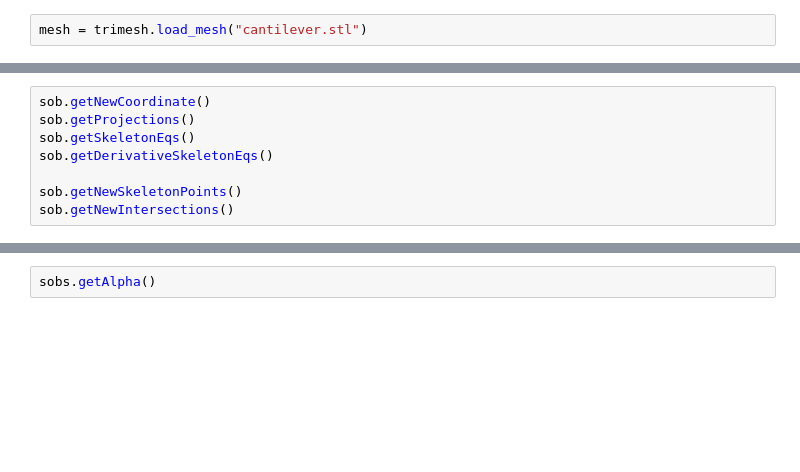
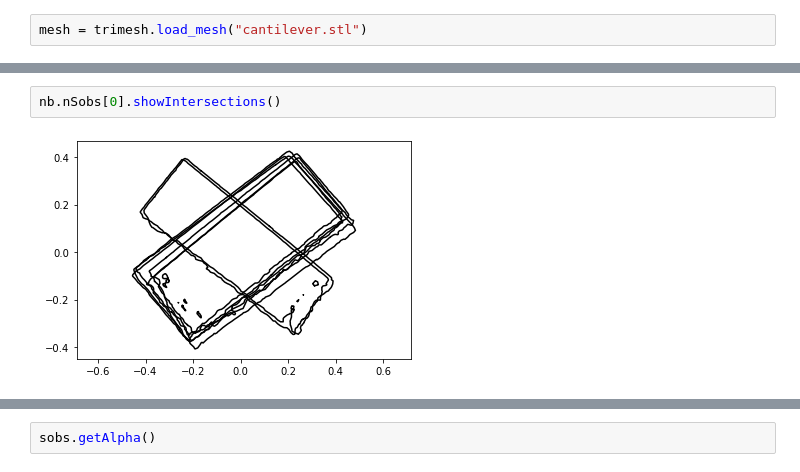
Before and after one commit to ZhekaiLi/CVProgram, a Jupyter notebook: _ZK/pythonCode/useTrimesh.ipynb, the cells around one changed output, grey strips where cells are left out. Cells and saved outputs as stored; diff of their text form; blank space fills up the shorter version.

```diff
--- a/_ZK/pythonCode/useTrimesh.ipynb
+++ b/_ZK/pythonCode/useTrimesh.ipynb
@@ -62,9 +276,5 @@ sob.getSkeletonPoints()
 # %%
-sob.getNewCoordinate()
-sob.getProjections()
-sob.getSkeletonEqs()
-sob.getDerivativeSkeletonEqs()
-
-sob.getNewSkeletonPoints()
-sob.getNewIntersections()
+nb.nSobs[0].showIntersections()
+# %% [output]
+[figure, added]
 # %%
```
Also changed, not shown: parts of 34 cells of this notebook, 2 other files.
